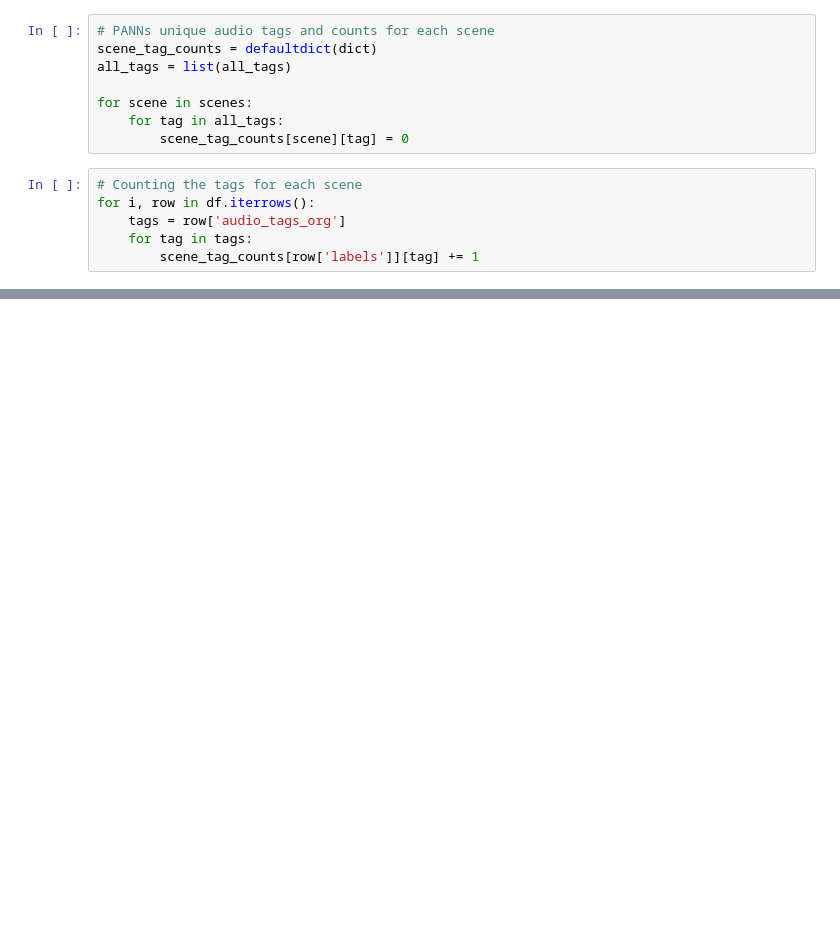
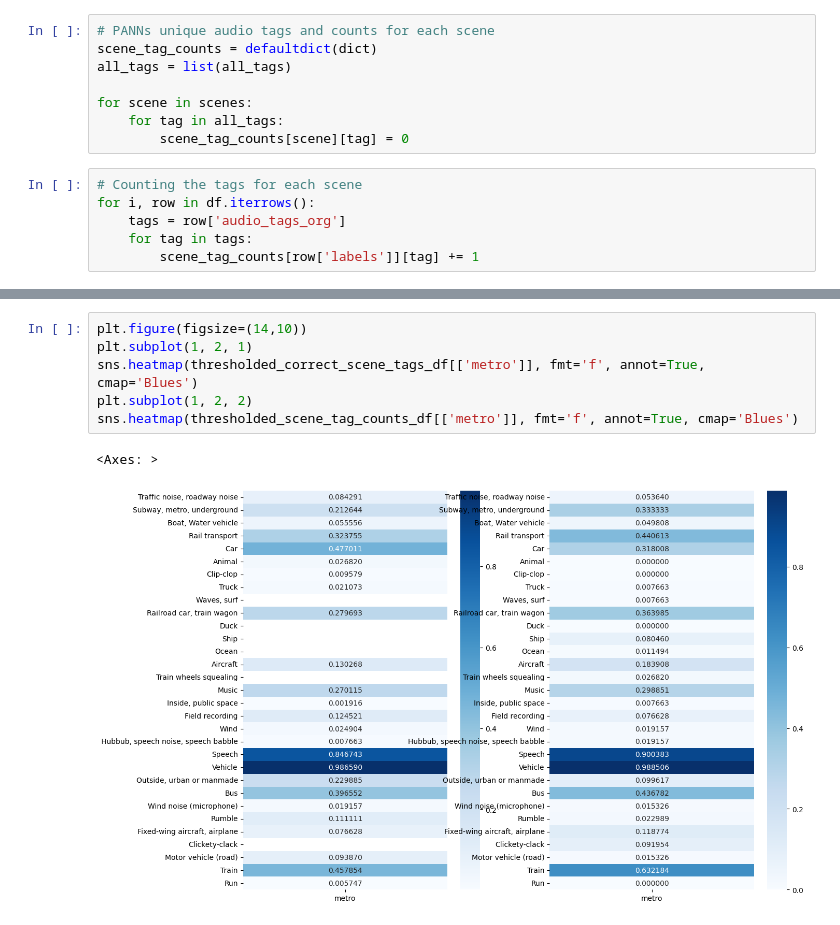
Before and after one commit to darshitttt/Scene_X_Events, a Jupyter notebook: proper_OrgSceneTags.ipynb, the cells around one changed output, grey strips where cells are left out. Saved outputs shown, nothing was run; the diff lists cells and outputs as text; blank space fills up the shorter version.

```diff
--- a/proper_OrgSceneTags.ipynb
+++ b/proper_OrgSceneTags.ipynb
@@ -144,0 +329,9 @@ sns.heatmap(better_df, fmt='f', annot=True, cmap='Blues')
+# %%
+plt.figure(figsize=(14,10))
+plt.subplot(1, 2, 1)
+sns.heatmap(thresholded_correct_scene_tags_df[['metro']], fmt='f', annot=True, cmap='Blues')
+plt.subplot(1, 2, 2)
+sns.heatmap(thresholded_scene_tag_counts_df[['metro']], fmt='f', annot=True, cmap='Blues')
+# %% [output]
+<Axes: >
+[figure, added]
```
Also changed, not shown: parts of 17 cells of this notebook.
